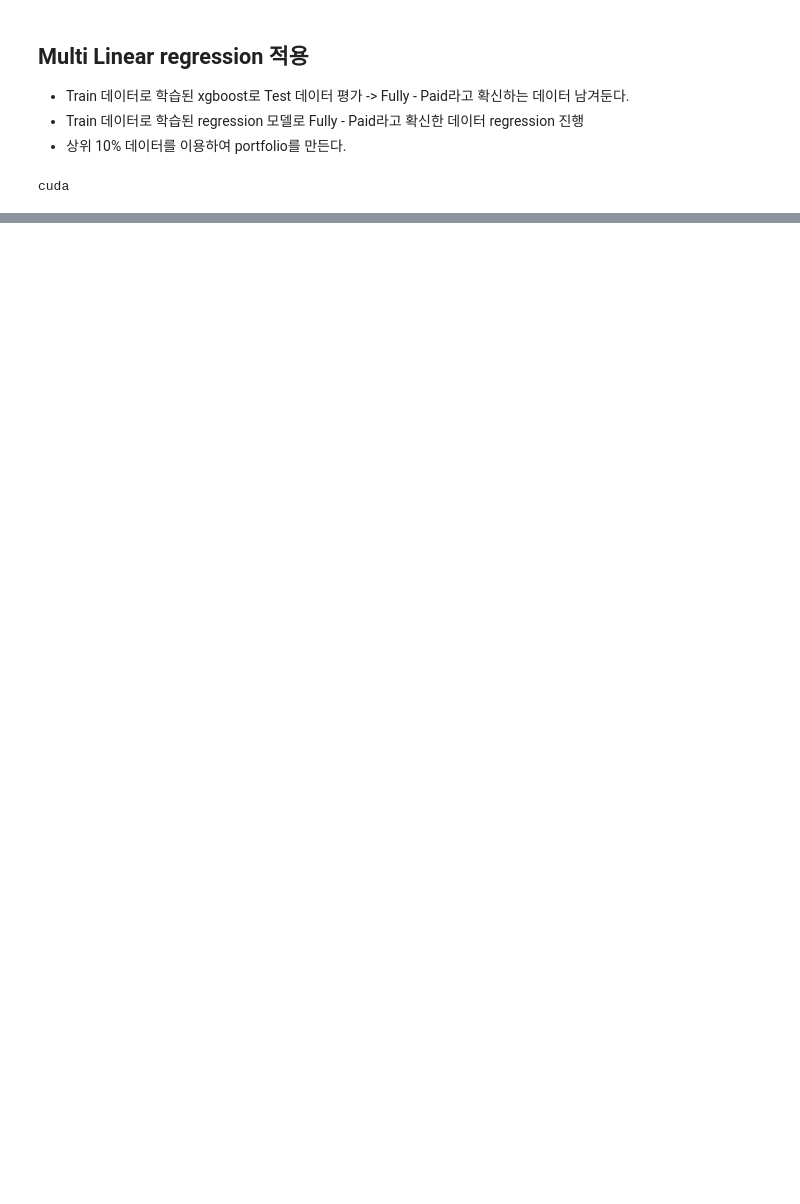
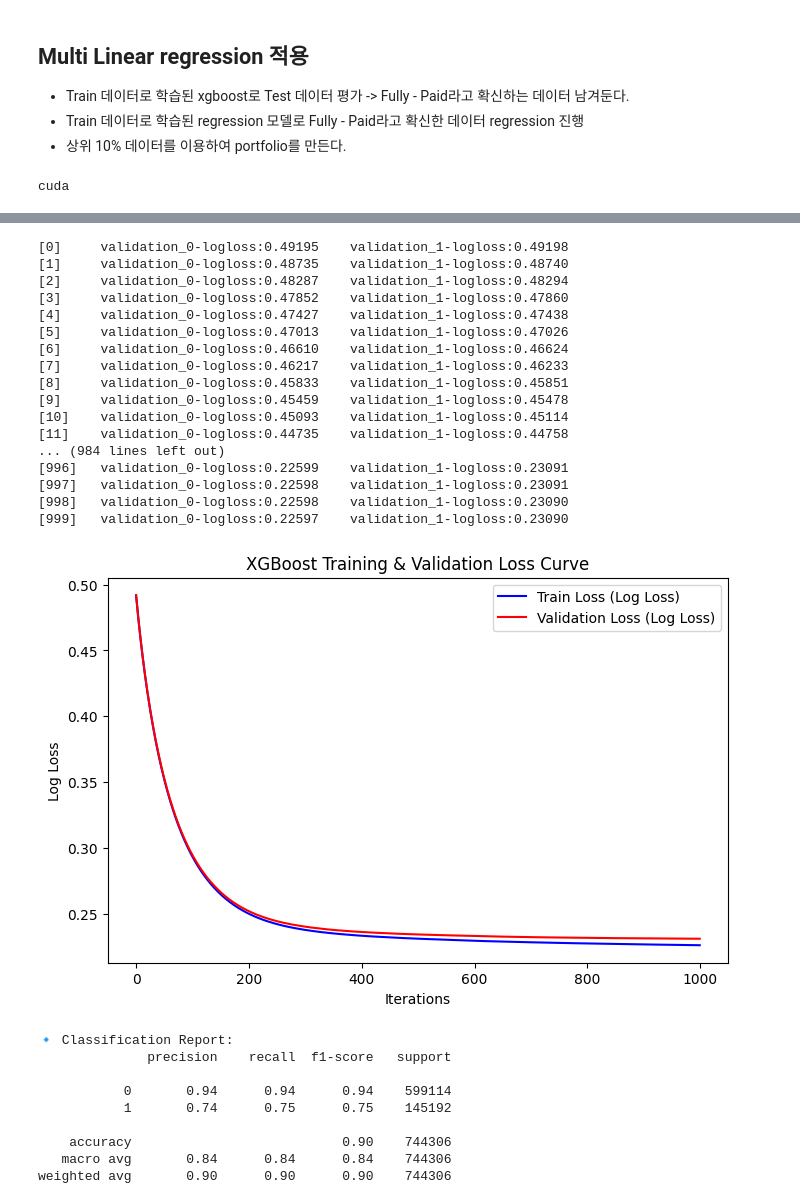
Before and after one commit to Seungminin/Data_Analysis_lending-club, a Jupyter notebook: Paper_code/multi_linear_regression_apply.ipynb, the cells around one changed output, grey strips where cells are left out. Saved outputs shown, nothing was run; the diff lists cells and outputs as text; code cells hidden in the pictures; blank space fills up the shorter version.

```diff
--- a/Paper_code/multi_linear_regression_apply.ipynb
+++ b/Paper_code/multi_linear_regression_apply.ipynb
@@ -72,0 +93,79 @@ Test size: 372153 samples (25.0%)
+# %%
+import numpy as np
+import matplotlib.pyplot as plt
+import seaborn as sns
+from xgboost import XGBClassifier
+
+#pos, neg = y_test.value_counts()  # ✅ `.values`로 NumPy 배열 변환
+#scale_pos_weight = neg / pos  # 클래스 비율 계산
+
+# 1️⃣ XGBoost 모델 정의
+model_base = XGBClassifier(
+    #scale_pos_weight=scale_pos_weight,
+    n_estimators=1000,
+    learning_rate=0.01,
+    objective='binary:logistic',
+    eval_metric="logloss",
+    random_state=42,
+    verbose = True
+)
+# %%
+model_base.fit(
+    X_train, y_train,
+    eval_set=[(X_train, y_train), (X_val, y_val)],  # Train & Validation Loss 저장
+    verbose=True
+)
+
+# 3️⃣ 학습 과정에서 저장된 Train & Validation Loss 가져오기
+evals_result = model_base.evals_result()  # 🔹 변경된 코드 (학습 후 결과 확인)
+train_loss = evals_result['validation_0']['logloss']  # Training Loss
+val_loss = evals_result['validation_1']['logloss']    # Validation Loss
+
+# 4️⃣ Train & Validation Loss 시각화
+plt.figure(figsize=(8, 5))
+plt.plot(train_loss, label='Train Loss (Log Loss)', color='blue')
+plt.plot(val_loss, label='Validation Loss (Log Loss)', color='red')
+plt.xlabel('Iterations')
+plt.ylabel('Log Loss')
+plt.title('XGBoost Training & Validation Loss Curve')
+plt.legend()
+plt.show()
+
+# 5️⃣ 예측 및 평가
+#y_pred = model.predict(X_test)
+y_prob = model_base.predict_proba(X_test)[:, 1]  # ROC Curve & PRC에 필요
+
+threshold = 0.5
+y_pred = (y_prob >= threshold).astype(int)
+
+# 🔹 Classification Report 출력
+print("🔹 Classification Report:")
+print(classification_report(y_test, y_pred))
+# %% [output]
+[0]     validation_0-logloss:0.49195    validation_1-logloss:0.49198
+[1]     validation_0-logloss:0.48735    validation_1-logloss:0.48740
+[2]     validation_0-logloss:0.48287    validation_1-logloss:0.48294
+[3]     validation_0-logloss:0.47852    validation_1-logloss:0.47860
+[4]     validation_0-logloss:0.47427    validation_1-logloss:0.47438
+[5]     validation_0-logloss:0.47013    validation_1-logloss:0.47026
+[6]     validation_0-logloss:0.46610    validation_1-logloss:0.46624
+[7]     validation_0-logloss:0.46217    validation_1-logloss:0.46233
+[8]     validation_0-logloss:0.45833    validation_1-logloss:0.45851
+[9]     validation_0-logloss:0.45459    validation_1-logloss:0.45478
+[10]    validation_0-logloss:0.45093    validation_1-logloss:0.45114
+[11]    validation_0-logloss:0.44735    validation_1-logloss:0.44758
+... (984 lines left out)
+[996]   validation_0-logloss:0.22599    validation_1-logloss:0.23091
+[997]   validation_0-logloss:0.22598    validation_1-logloss:0.23091
+[998]   validation_0-logloss:0.22598    validation_1-logloss:0.23090
+[999]   validation_0-logloss:0.22597    validation_1-logloss:0.23090
+[figure, added]
+🔹 Classification Report:
+              precision    recall  f1-score   support
+
+           0       0.94      0.94      0.94    599114
+           1       0.74      0.75      0.75    145192
+
+    accuracy                           0.90    744306
+   macro avg       0.84      0.84      0.84    744306
+weighted avg       0.90      0.90      0.90    744306
```
Also changed, not shown: parts of 8 cells of this notebook.
